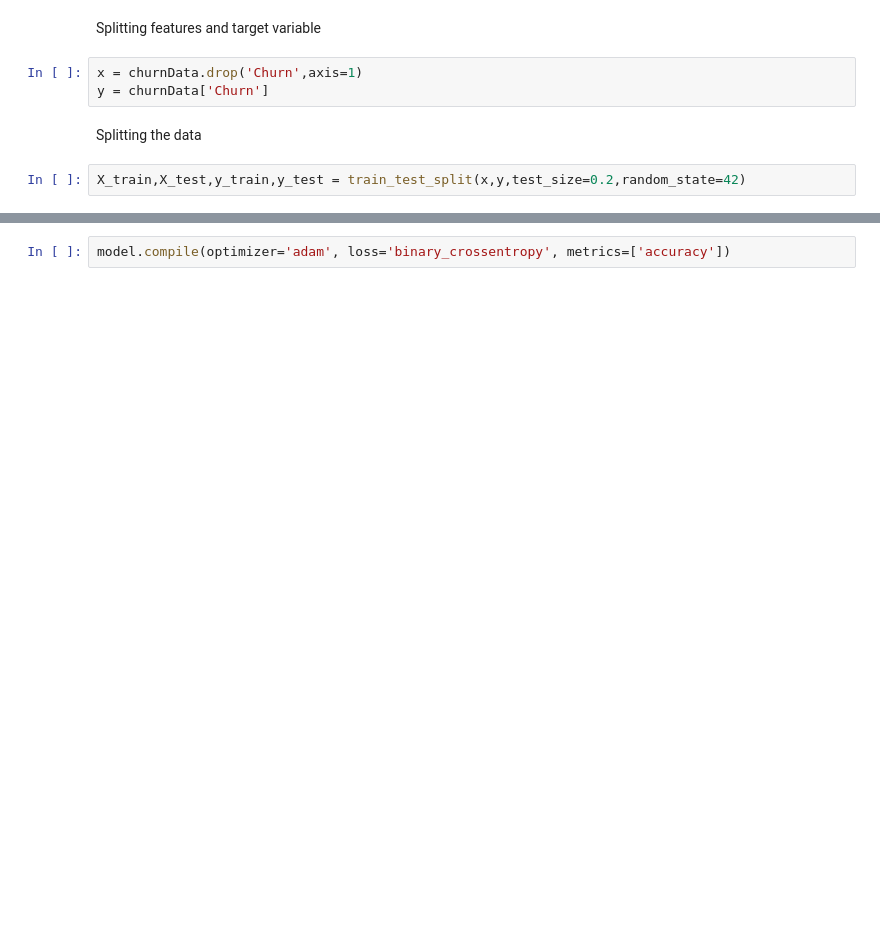
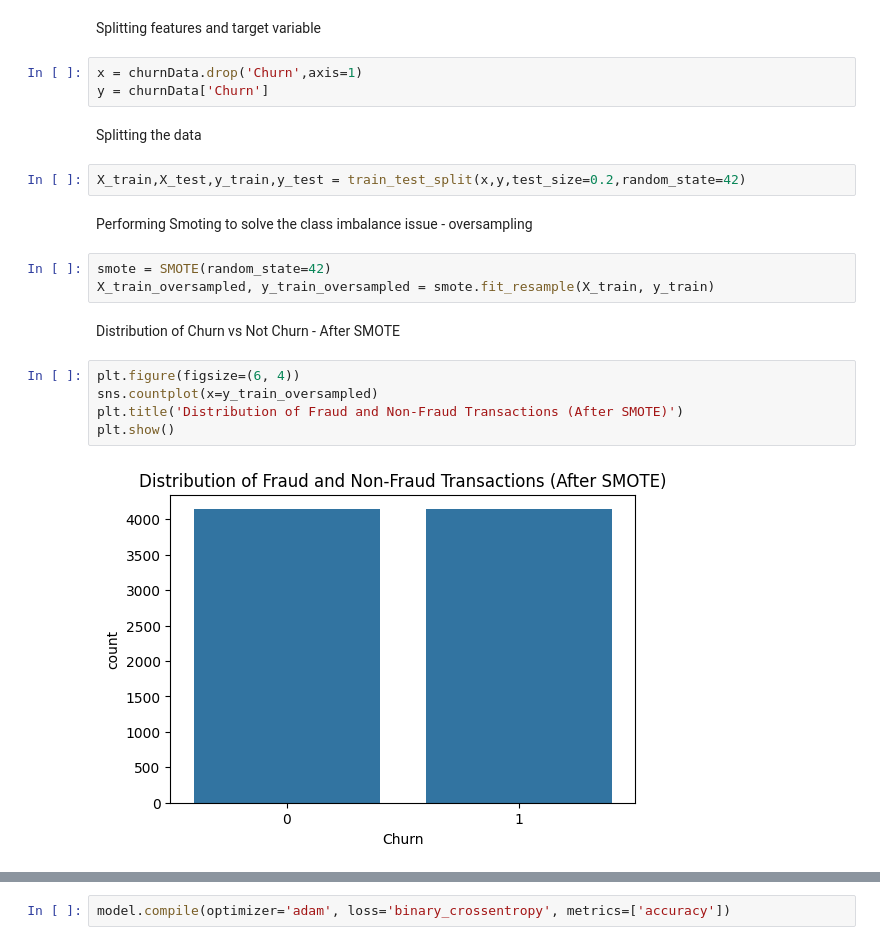
Before and after one commit to badrinarayanan02/deep_learning, a Jupyter notebook: 2348507_DLLab4.ipynb, the cells around one changed output, grey strips where cells are left out. Saved outputs shown, nothing was run; the diff lists cells and outputs as text; blank space fills up the shorter version.

```diff
--- a/2348507_DLLab4.ipynb
+++ b/2348507_DLLab4.ipynb
@@ -110,3 +141,17 @@ y = churnData['Churn']
 Splitting the data
 # %%
 X_train,X_test,y_train,y_test = train_test_split(x,y,test_size=0.2,random_state=42)
+# %% [markdown]
+Performing Smoting to solve the class imbalance issue - oversampling
+# %%
+smote = SMOTE(random_state=42)
+X_train_oversampled, y_train_oversampled = smote.fit_resample(X_train, y_train)
+# %% [markdown]
+Distribution of Churn vs Not Churn - After SMOTE
+# %%
+plt.figure(figsize=(6, 4))
+sns.countplot(x=y_train_oversampled)
+plt.title('Distribution of Fraud and Non-Fraud Transactions (After SMOTE)')
+plt.show()
+# %% [output]
+[figure, added]
```
Also changed, not shown: parts of 58 cells of this notebook.
